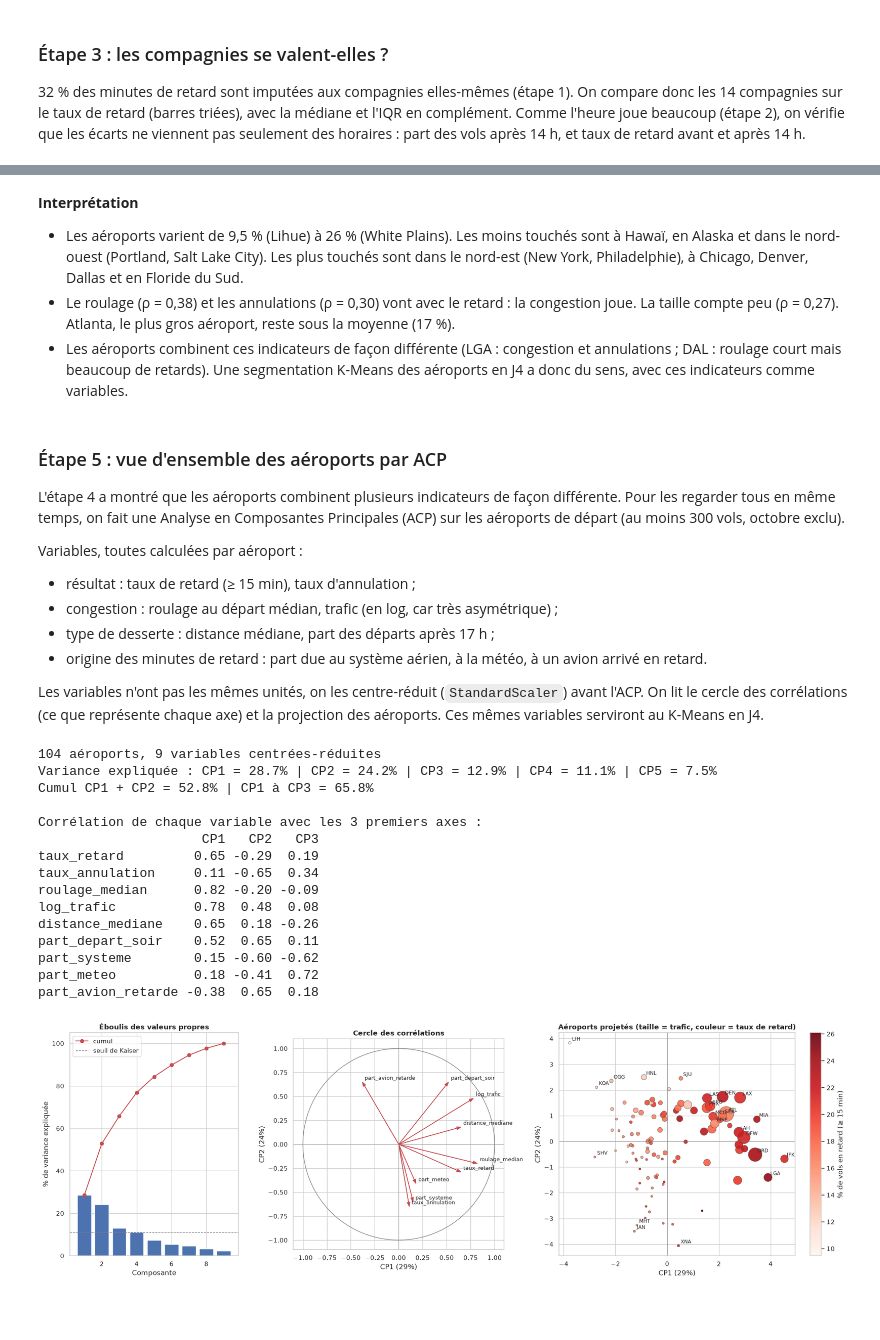
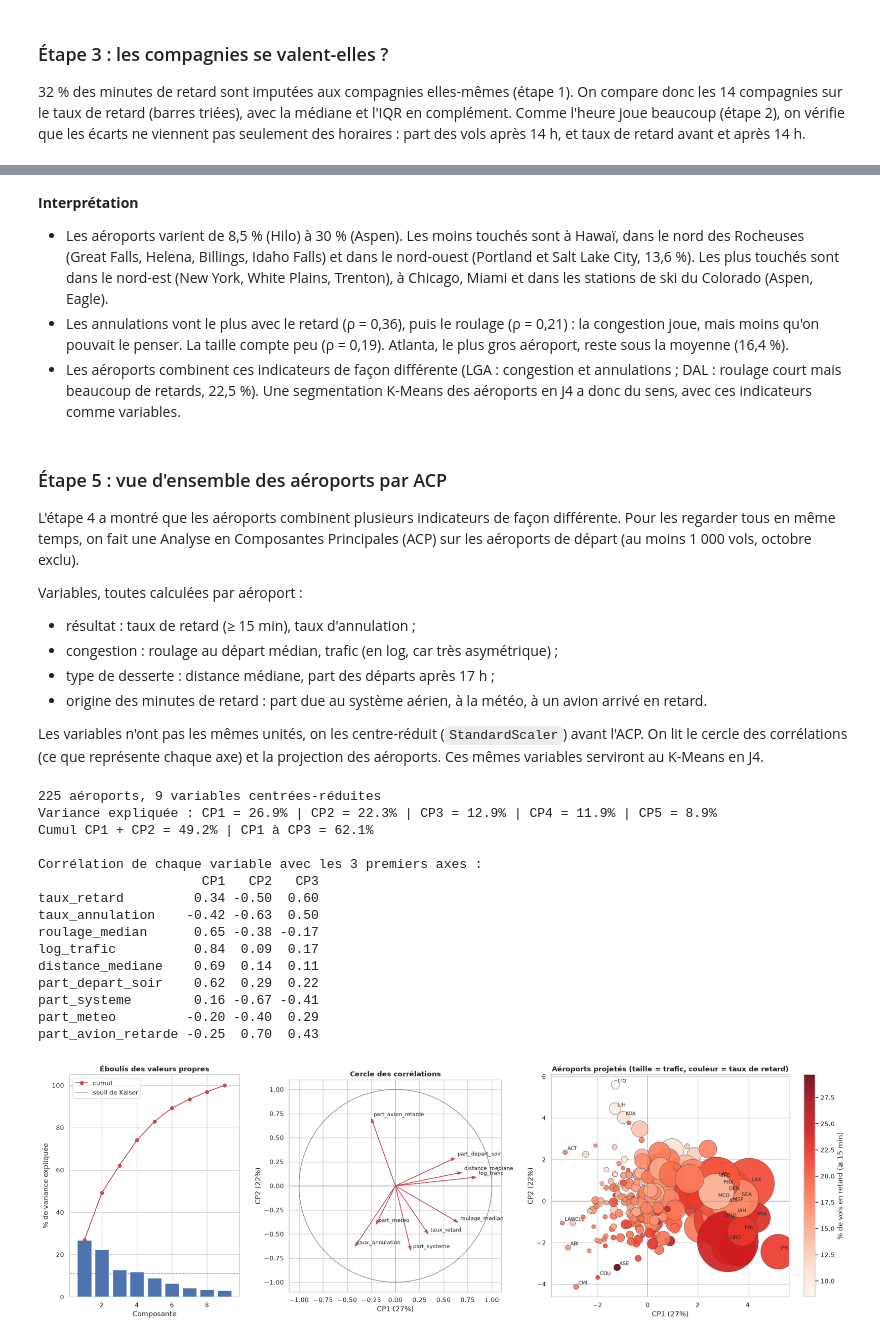
Before and after one commit to 104MJ/TP-datalake, a Jupyter notebook: notebooks/J2_Spark_Delta_Silver.ipynb, the cells around one changed output, grey strips where cells are left out. Saved outputs shown, nothing was run; the diff lists cells and outputs as text; code cells hidden in the pictures; blank space fills up the shorter version.

```diff
--- a/notebooks/J2_Spark_Delta_Silver.ipynb
+++ b/notebooks/J2_Spark_Delta_Silver.ipynb
@@ -15,6 +15,8 @@ from delta.tables import DeltaTable
 spark = (
     SparkSession.builder
     .appName("J2_Spark_Delta_Silver")
+    # 2 Go par défaut : insuffisant pour 5,8 M de vols
+    .config("spark.driver.memory", "4g")
     .getOrCreate()
 )
 
@@ -45,7 +47,7 @@ Session Spark active — Spark UI : http://localhost:4040
 1. Chargez dans `bronze_dfs` votre table de faits principale ainsi que la (ou les) table(s) secondaire(s) à joindre depuis `/lakehouse/bronze/<nom_table>`.
 2. Comptez le nombre de valeurs `NULL` sur vos colonnes clés (en particulier les **clés de jointure**) ainsi que les doublons éventuels.
 # %%
-# --- 1. Découverte automatique des tables Delta Bronze sur HDFS (code fourni) ---
+# Tables Delta Bronze
 fs = spark._jvm.org.apache.hadoop.fs.FileSystem.get(spark._jsc.hadoopConfiguration())
 PathHDFS = spark._jvm.org.apache.hadoop.fs.Path
 
@@ -57,26 +59,25 @@ for s in sorted(fs.listStatus(PathHDFS("/lakehouse/bronze")), key=lambda x: x.ge
         bronze_dfs[name] = df
         print(f"[{name:<42}] -> {df.count():>9,} lignes | {df.columns[:5]}")
 
-# --- 2. Diagnostic des NULL sur les dimensions (petites tables, complètes) ---
+# NULL des dimensions
 for name in ["airlines", "airports"]:
     df = bronze_dfs[name]
     cols = [c for c in df.columns if not c.startswith("_")]
     print(f"\n=== Valeurs nulles : {name} ===")
     df.select([F.count(F.when(F.col(c).isNull(), c)).alias(c) for c in cols]).show(truncate=False)
 
-# --- 3. Table principale : échantillon reproductible de 5 % des vols, mis en cache ---
-SAMPLE_FRACTION = 0.05
-df_bronze = bronze_dfs["flights"].sample(fraction=SAMPLE_FRACTION, seed=42).cache()
-print(f"\nÉchantillon flights ({SAMPLE_FRACTION:.0%}) : {df_bronze.count():,} lignes")  # 1re action -> remplit le cache
+# Table des vols, en cache
+df_bronze = bronze_dfs["flights"].cache()
+print(f"\nTable flights : {df_bronze.count():,} lignes")  # 1re action -> remplit le cache
 
-# --- 4. Diagnostic des NULL sur l'échantillon (1 seul passage pour toutes les colonnes) ---
+# NULL des vols
 cols = [c for c in df_bronze.columns if not c.startswith("_")]
 null_report = df_bronze.select([F.count(F.when(F.col(c).isNull(), c)).alias(c) for c in cols])
 assert null_report is not None, "TODO : Calculez le diagnostic de valeurs nulles `null_report`."
-print("=== Valeurs nulles : flights (échantillon) ===")
+print("=== Valeurs nulles : flights ===")
 null_report.show(truncate=False)
 
-# --- 5. Doublons exacts (dropDuplicates = transformation wide -> shuffle) ---
+# Doublons exacts (dropDuplicates : wide)
 n_dup = df_bronze.count() - df_bronze.dropDuplicates(cols).count()
-print(f"Doublons exacts dans l'échantillon : {n_dup:,}")
+print(f"Doublons exacts : {n_dup:,}")
 # %% [output]
@@ -1289,9 +1276,8 @@ apt_pd = (
     )
     .toPandas()
 )
-# On garde les aéroports avec assez de vols pour que le taux soit fiable
-apt_pd = apt_pd[apt_pd["n_vols"] >= 300].sort_values("taux_retard")
-print(f"{len(apt_pd)} aéroports avec au moins 300 vols dans l'échantillon "
+apt_pd = apt_pd[apt_pd["n_vols"] >= 1000].sort_values("taux_retard")
+print(f"{len(apt_pd)} aéroports avec au moins 1 000 vols "
       f"({apt_pd['n_vols'].sum() / silver_eda.filter('airport_code_valid').count():.0%} des vols)")
 cols = ["origin_airport", "origin_city", "n_vols", "taux_retard", "taux_annulation", "taxi_out_median", "part_min_systeme"]
 print("\nLes 8 moins touchés :")
@@ -1342,13 +1328,13 @@ n_vols              0.27
 # %% [markdown]
 **Interprétation**
 
-- Les aéroports varient de 9,5 % (Lihue) à 26 % (White Plains). Les moins touchés sont à Hawaï, en Alaska et dans le nord-ouest (Portland, Salt Lake City). Les plus touchés sont dans le nord-est (New York, Philadelphie), à Chicago, Denver, Dallas et en Floride du Sud.
-- Le roulage (ρ = 0,38) et les annulations (ρ = 0,30) vont avec le retard : la congestion joue. La taille compte peu (ρ = 0,27). Atlanta, le plus gros aéroport, reste sous la moyenne (17 %).
-- Les aéroports combinent ces indicateurs de façon différente (LGA : congestion et annulations ; DAL : roulage court mais beaucoup de retards). Une segmentation K-Means des aéroports en J4 a donc du sens, avec ces indicateurs comme variables.
+- Les aéroports varient de 8,5 % (Hilo) à 30 % (Aspen). Les moins touchés sont à Hawaï, dans le nord des Rocheuses (Great Falls, Helena, Billings, Idaho Falls) et dans le nord-ouest (Portland et Salt Lake City, 13,6 %). Les plus touchés sont dans le nord-est (New York, White Plains, Trenton), à Chicago, Miami et dans les stations de ski du Colorado (Aspen, Eagle).
+- Les annulations vont le plus avec le retard (ρ = 0,36), puis le roulage (ρ = 0,21) : la congestion joue, mais moins qu'on pouvait le penser. La taille compte peu (ρ = 0,19). Atlanta, le plus gros aéroport, reste sous la moyenne (16,4 %).
+- Les aéroports combinent ces indicateurs de façon différente (LGA : congestion et annulations ; DAL : roulage court mais beaucoup de retards, 22,5 %). Une segmentation K-Means des aéroports en J4 a donc du sens, avec ces indicateurs comme variables.
 # %% [markdown]
 ### Étape 5 : vue d'ensemble des aéroports par ACP
 
-L'étape 4 a montré que les aéroports combinent plusieurs indicateurs de façon différente. Pour les regarder tous en même temps, on fait une Analyse en Composantes Principales (ACP) sur les aéroports de départ (au moins 300 vols, octobre exclu).
+L'étape 4 a montré que les aéroports combinent plusieurs indicateurs de façon différente. Pour les regarder tous en même temps, on fait une Analyse en Composantes Principales (ACP) sur les aéroports de départ (au moins 1 000 vols, octobre exclu).
 
 Variables, toutes calculées par aéroport :
 - résultat : taux de retard (≥ 15 min), taux d'annulation ;
@@ -1361,7 +1347,7 @@ Les variables n'ont pas les mêmes unités, on les centre-réduit (`StandardScal
 from sklearn.decomposition import PCA
 from sklearn.preprocessing import StandardScaler
 
-# 1. Une ligne par aéroport de départ (agrégation côté Spark, ~300 lignes ramenées en pandas)
+# Une ligne par aéroport (agrégé dans Spark)
 causes = ["air_system_delay", "weather_delay", "late_aircraft_delay", "airline_delay", "security_delay"]
 total_causes = sum(F.coalesce(F.sum(c), F.lit(0)) for c in causes)
 apt_acp = (
@@ -1378,7 +1364,7 @@ apt_acp = (
         (100 * F.sum("weather_delay") / total_causes).alias("part_meteo"),
         (100 * F.sum("late_aircraft_delay") / total_causes).alias("part_avion_retarde"),
     )
-    .filter(F.col("n_vols") >= 300)
+    .filter(F.col("n_vols") >= 1000)
     .toPandas()
     .dropna()
 )
@@ -1388,7 +1374,7 @@ features = ["taux_retard", "taux_annulation", "roulage_median", "log_trafic", "d
             "part_depart_soir", "part_systeme", "part_meteo", "part_avion_retarde"]
 X = StandardScaler().fit_transform(apt_acp[features])
 
-# 2. ACP sur toutes les composantes pour lire la variance expliquée
+# ACP
 acp = PCA().fit(X)
 var = acp.explained_variance_ratio_
 coords = acp.transform(X)
@@ -1397,13 +1383,13 @@ print(f"{len(apt_acp)} aéroports, {len(features)} variables centrées-réduites
 print("Variance expliquée : " + " | ".join(f"CP{i+1} = {v:.1%}" for i, v in enumerate(var[:5])))
 print(f"Cumul CP1 + CP2 = {var[:2].sum():.1%} | CP1 à CP3 = {var[:3].sum():.1%}")
 
-# Corrélation variable / composante (= coordonnées sur le cercle des corrélations)
+# Corrélations variables / axes
 correl = pd.DataFrame(acp.components_[:3].T * np.sqrt(acp.explained_variance_[:3]),
                       index=features, columns=["CP1", "CP2", "CP3"]).round(2)
 print("\nCorrélation de chaque variable avec les 3 premiers axes :")
 print(correl.to_string())
 
-# 3. Graphiques : éboulis, cercle des corrélations, projection des aéroports
+# Éboulis, cercle des corrélations, projection
 fig, axes = plt.subplots(1, 3, figsize=(20, 6.5), gridspec_kw={"width_ratios": [0.8, 1, 1.4]})
 
 ax = axes[0]
@@ -1424,45 +1410,45 @@ ax.axhline(0, color="grey", lw=0.5)
 ax.axvline(0, color="grey", lw=0.5)
 ax.set(xlim=(-1.1, 1.1), ylim=(-1.1, 1.1), aspect="equal",
        xlabel=f"CP1 ({var[0]:.0%})", ylabel=f"CP2 ({var[1]:.0%})")
 ax.set_title("Cercle des corrélations", fontweight="bold")
 
 ax = axes[2]
 sc = ax.scatter(apt_acp["CP1"], apt_acp["CP2"], c=apt_acp["taux_retard"], s=apt_acp["n_vols"] / 25,
                 cmap="Reds", edgecolors="#525252", linewidth=0.6, alpha=0.9)
 a_nommer = pd.concat([apt_acp.nlargest(12, "n_vols"), apt_acp.nlargest(4, "CP1"), apt_acp.nsmallest(4, "CP1"),
                       apt_acp.nlargest(3, "CP2"), apt_acp.nsmallest(3, "CP2")]).drop_duplicates("origin_airport")
 for _, r in a_nommer.iterrows():
     ax.annotate(r["origin_airport"], (r["CP1"], r["CP2"]), xytext=(4, 4), textcoords="offset points", fontsize=8.5)
 ax.axhline(0, color="grey", lw=0.5)
 ax.axvline(0, color="grey", lw=0.5)
 plt.colorbar(sc, ax=ax, label="% de vols en retard (≥ 15 min)")
 ax.set(xlabel=f"CP1 ({var[0]:.0%})", ylabel=f"CP2 ({var[1]:.0%})")
 ax.set_title("Aéroports projetés (taille = trafic, couleur = taux de retard)", fontweight="bold")
 plt.tight_layout()
 plt.show()
 
-# Aéroports extrêmes sur chaque axe, pour nommer les axes
+# Aéroports extrêmes sur chaque axe
 cols = ["origin_airport", "origin_city", "n_vols", "taux_retard", "roulage_median", "distance_mediane", "part_meteo"]
 for axe in ["CP1", "CP2"]:
     print(f"\n{axe} - les 5 plus négatifs :")
     print(apt_acp.nsmallest(5, axe)[cols + [axe]].round(2).to_string(index=False))
     print(f"{axe} - les 5 plus positifs :")
     print(apt_acp.nlargest(5, axe)[cols + [axe]].round(2).to_string(index=False))
 # %% [output]
-104 aéroports, 9 variables centrées-réduites
-Variance expliquée : CP1 = 28.7% | CP2 = 24.2% | CP3 = 12.9% | CP4 = 11.1% | CP5 = 7.5%
-Cumul CP1 + CP2 = 52.8% | CP1 à CP3 = 65.8%
+225 aéroports, 9 variables centrées-réduites
+Variance expliquée : CP1 = 26.9% | CP2 = 22.3% | CP3 = 12.9% | CP4 = 11.9% | CP5 = 8.9%
+Cumul CP1 + CP2 = 49.2% | CP1 à CP3 = 62.1%
 
 Corrélation de chaque variable avec les 3 premiers axes :
                      CP1   CP2   CP3
-taux_retard         0.65 -0.29  0.19
-taux_annulation     0.11 -0.65  0.34
-roulage_median      0.82 -0.20 -0.09
-log_trafic          0.78  0.48  0.08
-distance_mediane    0.65  0.18 -0.26
-part_depart_soir    0.52  0.65  0.11
-part_systeme        0.15 -0.60 -0.62
-part_meteo          0.18 -0.41  0.72
-part_avion_retarde -0.38  0.65  0.18
+taux_retard         0.34 -0.50  0.60
+taux_annulation    -0.42 -0.63  0.50
+roulage_median      0.65 -0.38 -0.17
+log_trafic          0.84  0.09  0.17
+distance_mediane    0.69  0.14  0.11
+part_depart_soir    0.62  0.29  0.22
+part_systeme        0.16 -0.67 -0.41
+part_meteo         -0.20 -0.40  0.29
+part_avion_retarde -0.25  0.70  0.43
-[figure, old version]
+[figure, new version]
 CP1 - les 5 plus négatifs :
```
Also changed, not shown: parts of 26 cells of this notebook, 2 other files.
